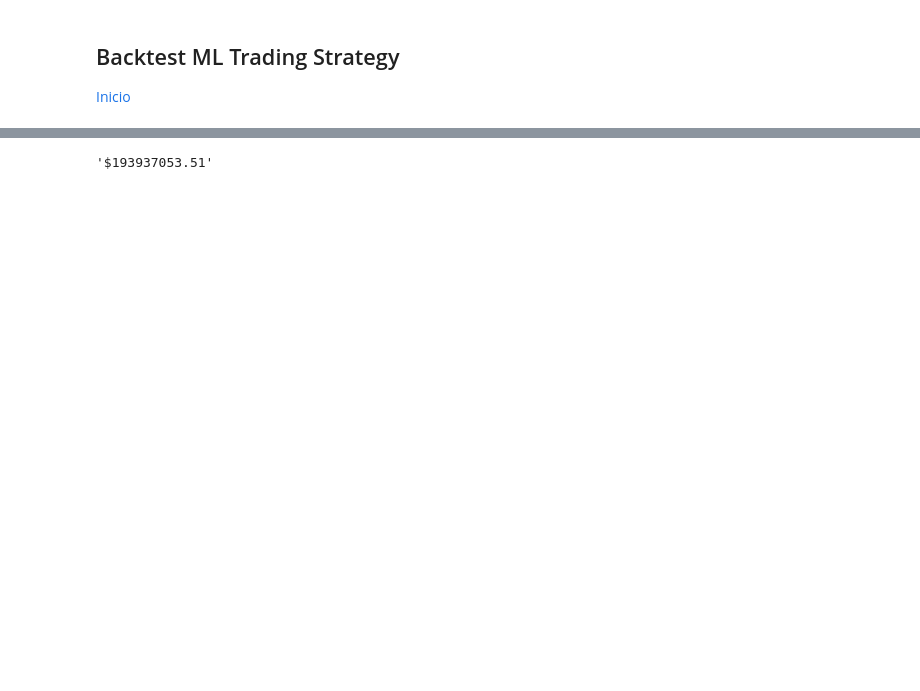
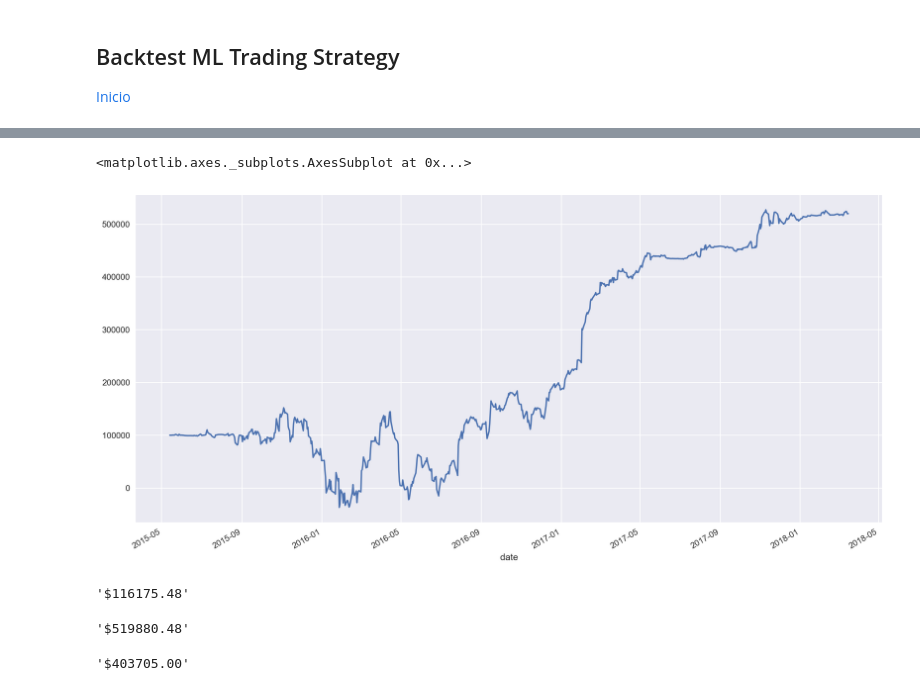
Before and after one commit to isabelpuche/ml_for_algo_trading, a Jupyter notebook: notebooks/ml_pipeline.ipynb, the cells around one changed output, grey strips where cells are left out. Drawn from its saved outputs; the diff is of its cells as text; code cells hidden in the pictures; blank space fills up the shorter version.

```diff
--- a/notebooks/ml_pipeline.ipynb
+++ b/notebooks/ml_pipeline.ipynb
@@ -858,4 +979,17 @@ df.portfolio_value.plot(figsize=(16,8))
+# %%
+df.portfolio_value.plot(figsize=(16,8))
+# %% [output]
+<matplotlib.axes._subplots.AxesSubplot at 0x...>
+[figure, added]
 # %%
-'${:.2f}'.format(df.capital_used.sum() + df.portfolio_value[-1])
+'${:.2f}'.format(df.capital_used.sum())
 # %% [output]
-'$193937053.51'
+'$116175.48'
+# %%
+'${:.2f}'.format(df['portfolio_value'].iloc[-1])
+# %% [output]
+'$519880.48'
+# %%
+'${:.2f}'.format(df['portfolio_value'].iloc[-1] - df.capital_used.sum())
+# %% [output]
+'$403705.00'
```
Also changed, not shown: parts of 32 cells of this notebook, 10 other files.
